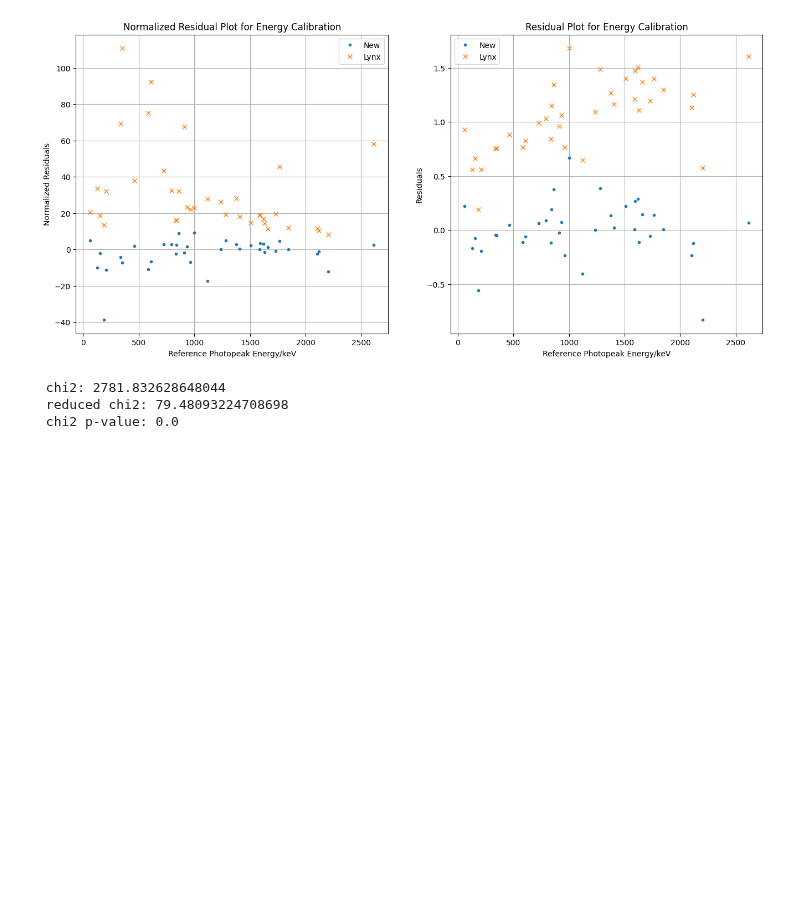
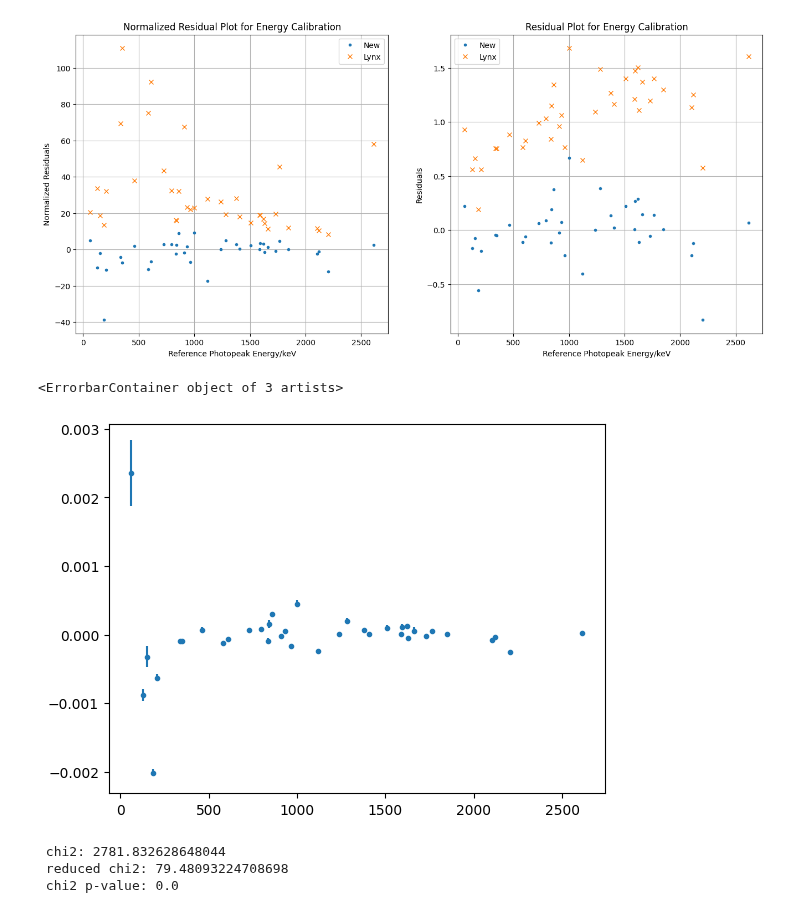
Before and after one commit to ngcnpeter/HPGe_lab_y3, a Jupyter notebook: spectal_analysis.ipynb, the cells around one changed output. Cells and saved outputs as stored; diff of their text form; code cells hidden in the pictures; blank space fills up the shorter version.

```diff
--- a/spectal_analysis.ipynb
+++ b/spectal_analysis.ipynb
@@ -162,6 +162,11 @@ ax[1].legend()
 plt.savefig('energy_norm_resid.pdf')
 # %% [output]
 [figure]
+# %%
+plt.errorbar(x,(y-peak_fit(x))/y,yerr= y_err/y,fmt = '.',label= 'New')
+# %% [output]
+<ErrorbarContainer object of 3 artists>
+[figure, added]
 # %%
 chi2_prob(y,peak_fit(x),y_err,len(x)-2)
 # %% [output]
```
Also changed, not shown: 2 other files.
